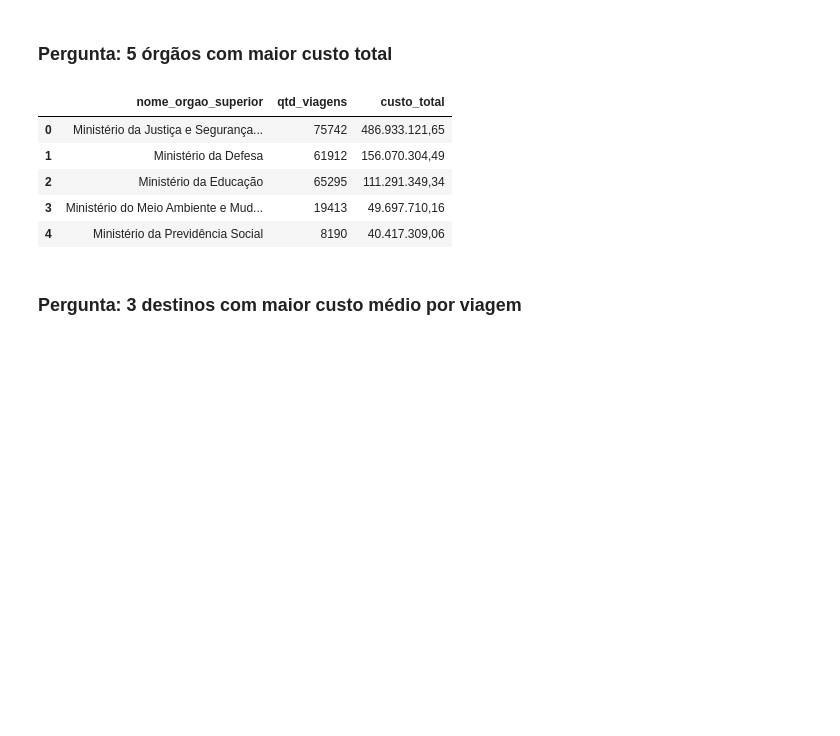
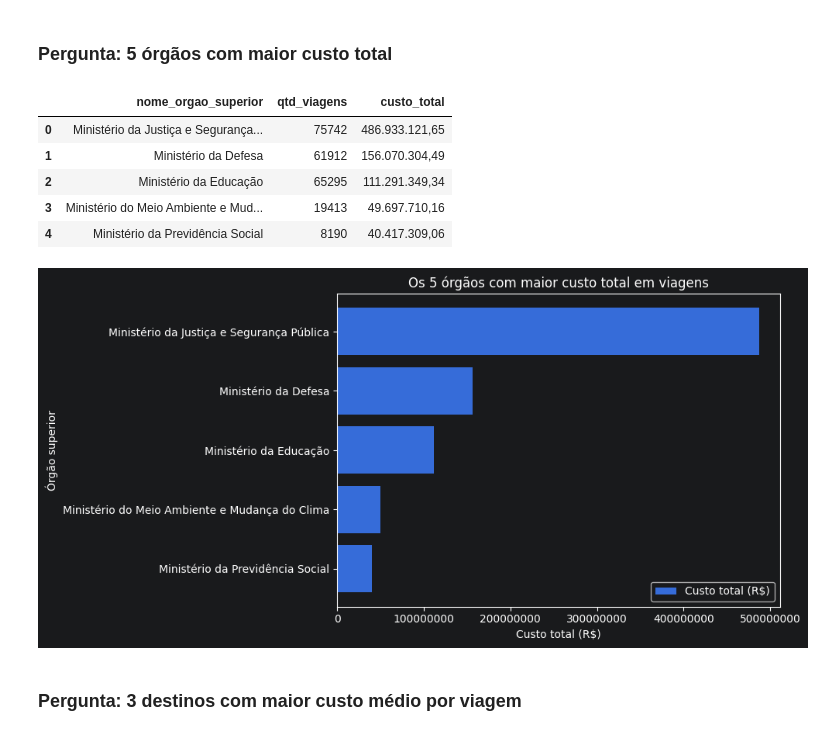
Before and after one commit to Lpzeta/Projeto-Avaliativo-Modulo1-FelipeCosta, a Jupyter notebook: 3_analise.ipynb, the cells around one changed output. Saved outputs shown, nothing was run; the diff lists cells and outputs as text; code cells hidden in the pictures; blank space fills up the shorter version.

```diff
--- a/3_analise.ipynb
+++ b/3_analise.ipynb
@@ -193,18 +193,23 @@ criar_gold("destino", gold_destino)
 # %%
 q1 = consultar("""
 SELECT nome_orgao_superior, qtd_viagens, custo_total
 FROM gold_orgao_custo
 ORDER BY custo_total DESC
 LIMIT 5
 """)
 display(q1)
+
+grafico_barras(q1, "nome_orgao_superior", "custo_total",
+               "Os 5 órgãos com maior custo total em viagens",
+               "Órgão superior", "Custo total (R$)")
 # %% [output]
 |  | nome_orgao_superior | qtd_viagens | custo_total |
 | 0 | Ministério da Justiça e Segurança... | 75742 | 486.933.121,65 |
 | 1 | Ministério da Defesa | 61912 | 156.070.304,49 |
 | 2 | Ministério da Educação | 65295 | 111.291.349,34 |
 | 3 | Ministério do Meio Ambiente e Mud... | 19413 | 49.697.710,16 |
 | 4 | Ministério da Previdência Social | 8190 | 40.417.309,06 |
+[figure, added]
 # %% [markdown]
 ### Pergunta: 3 destinos com maior custo médio por viagem
 # %%
```
Also changed, not shown: parts of 3 cells of this notebook.
